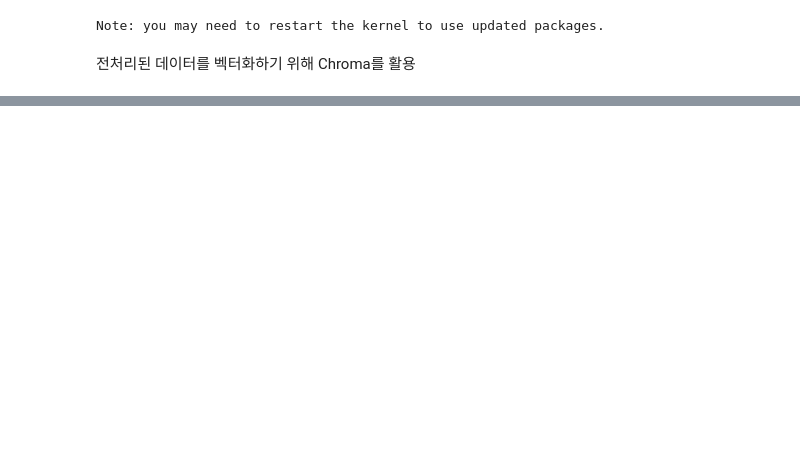
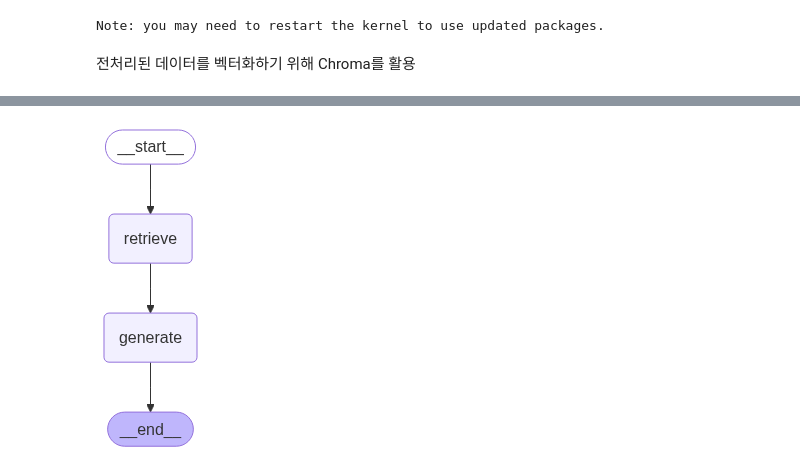
Before and after one commit to MayHyeyeonKim/MayLangChainLangGraphMCP, a Jupyter notebook: 2_RetrievalAgent_withPDFPreprocessing.ipynb, the cells around one changed output, grey strips where cells are left out. Saved outputs shown, nothing was run; the diff lists cells and outputs as text; code cells hidden in the pictures; blank space fills up the shorter version.

```diff
--- a/2_RetrievalAgent_withPDFPreprocessing.ipynb
+++ b/2_RetrievalAgent_withPDFPreprocessing.ipynb
@@ -179,0 +267,2 @@ Number of requested results 3 is greater than number of elements in index 2, upd
+# %%
+sequence_graph_builder = StateGraph(AgentState).add_sequence([retrieve, generate])
@@ -179,0 +276,6 @@ Number of requested results 3 is greater than number of elements in index 2, upd
+# %%
+sequence_graph = sequence_graph_builder.compile()
+# %%
+display(Image(sequence_graph.get_graph().draw_mermaid_png()))
+# %% [output]
+[figure, added]
```
Also changed, not shown: parts of 20 cells of this notebook, 4 other files.
